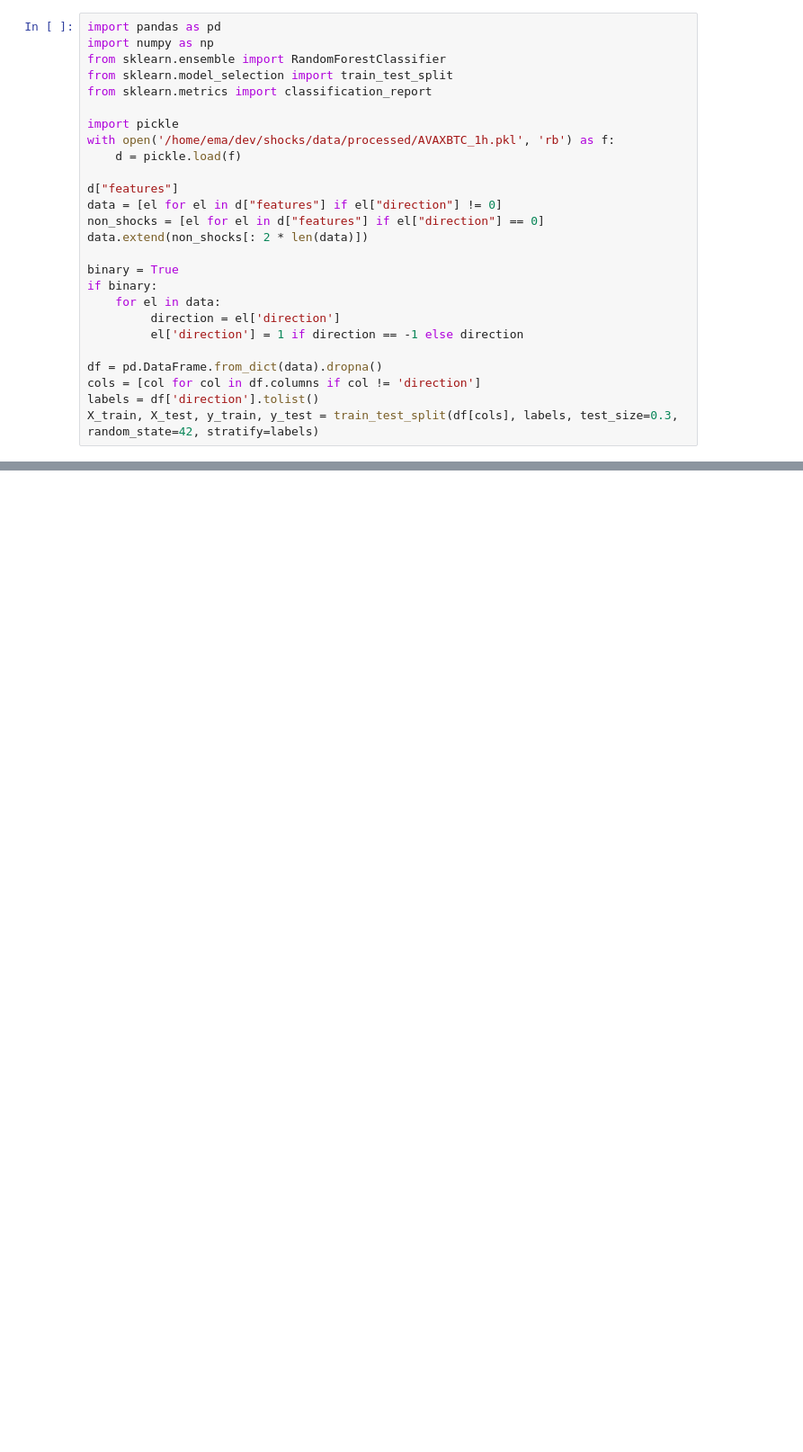
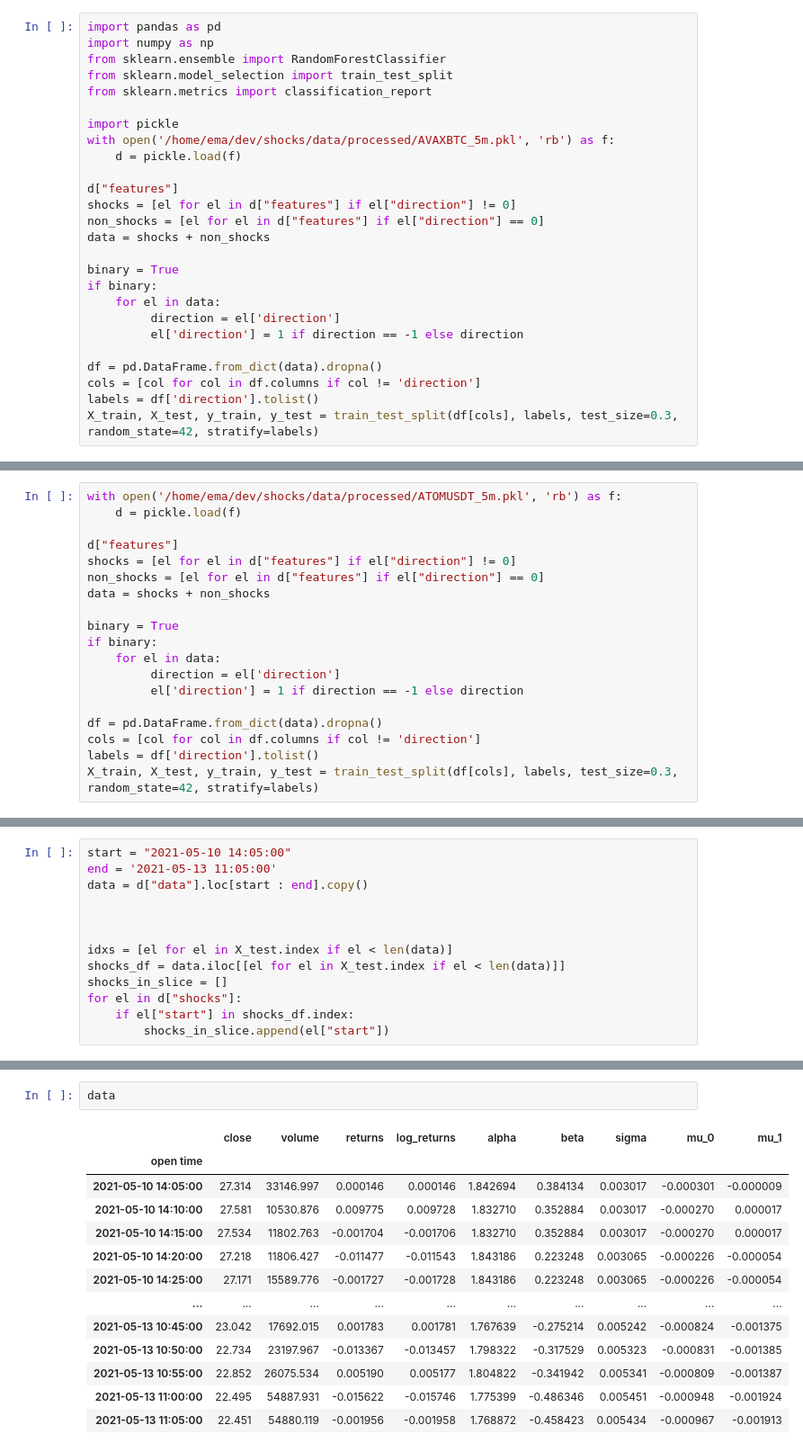
Before and after one commit to EmaMerca/shocks, a Jupyter notebook: playground.ipynb, the cells around one changed output, grey strips where cells are left out. Shown: that part at 90% size. Drawn from its saved outputs; the diff is of its cells as text; blank space fills up the shorter version.

```diff
--- a/playground.ipynb
+++ b/playground.ipynb
@@ -6,13 +6,13 @@ from sklearn.model_selection import train_test_split
 from sklearn.metrics import classification_report
 
 import pickle
-with open('/home/ema/dev/shocks/data/processed/AVAXBTC_1h.pkl', 'rb') as f:
+with open('/home/ema/dev/shocks/data/processed/AVAXBTC_5m.pkl', 'rb') as f:
     d = pickle.load(f)
 
 d["features"]
-data = [el for el in d["features"] if el["direction"] != 0]
+shocks = [el for el in d["features"] if el["direction"] != 0]
 non_shocks = [el for el in d["features"] if el["direction"] == 0]
-data.extend(non_shocks[: 2 * len(data)])
+data = shocks + non_shocks
 
 binary = True
 if binary:
@@ -63,0 +133,19 @@ weighted avg       0.64      0.66      0.65       316
+# %%
+with open('/home/ema/dev/shocks/data/processed/ATOMUSDT_5m.pkl', 'rb') as f:
+    d = pickle.load(f)
+
+d["features"]
+shocks = [el for el in d["features"] if el["direction"] != 0]
+non_shocks = [el for el in d["features"] if el["direction"] == 0]
+data = shocks + non_shocks
+
+binary = True
+if binary:
+    for el in data:
+         direction = el['direction']
+         el['direction'] = 1 if direction == -1 else direction
+
+df = pd.DataFrame.from_dict(data).dropna()
+cols = [col for col in df.columns if col != 'direction']
+labels = df['direction'].tolist()
+X_train, X_test, y_train, y_test = train_test_split(df[cols], labels, test_size=0.3, random_state=42, stratify=labels)
@@ -302,0 +191,13 @@ fitted.iloc[-1], data.iloc[-1]
+# %%
+start = "2021-05-10 14:05:00"
+end = '2021-05-13 11:05:00'
+data = d["data"].loc[start : end].copy()
+
+
+
+idxs = [el for el in X_test.index if el < len(data)]
+shocks_df = data.iloc[[el for el in X_test.index if el < len(data)]]
+shocks_in_slice = []
+for el in d["shocks"]:
+    if el["start"] in shocks_df.index:
+        shocks_in_slice.append(el["start"])
@@ -302,0 +224,16 @@ fitted.iloc[-1], data.iloc[-1]
+# %%
+data
+# %% [output]
+|  | close | volume | returns | log_returns | alpha | beta | sigma | mu_0 | mu_1 |
+| open time |  |  |  |  |  |  |  |  |  |
+| 2021-05-10 14:05:00 | 27.314 | 33146.997 | 0.000146 | 0.000146 | 1.842694 | 0.384134 | 0.003017 | -0.000301 | -0.000009 |
+| 2021-05-10 14:10:00 | 27.581 | 10530.876 | 0.009775 | 0.009728 | 1.832710 | 0.352884 | 0.003017 | -0.000270 | 0.000017 |
+| 2021-05-10 14:15:00 | 27.534 | 11802.763 | -0.001704 | -0.001706 | 1.832710 | 0.352884 | 0.003017 | -0.000270 | 0.000017 |
+| 2021-05-10 14:20:00 | 27.218 | 11806.427 | -0.011477 | -0.011543 | 1.843186 | 0.223248 | 0.003065 | -0.000226 | -0.000054 |
+| 2021-05-10 14:25:00 | 27.171 | 15589.776 | -0.001727 | -0.001728 | 1.843186 | 0.223248 | 0.003065 | -0.000226 | -0.000054 |
+| ... | ... | ... | ... | ... | ... | ... | ... | ... | ... |
+| 2021-05-13 10:45:00 | 23.042 | 17692.015 | 0.001783 | 0.001781 | 1.767639 | -0.275214 | 0.005242 | -0.000824 | -0.001375 |
+| 2021-05-13 10:50:00 | 22.734 | 23197.967 | -0.013367 | -0.013457 | 1.798322 | -0.317529 | 0.005323 | -0.000831 | -0.001385 |
+| 2021-05-13 10:55:00 | 22.852 | 26075.534 | 0.005190 | 0.005177 | 1.804822 | -0.341942 | 0.005341 | -0.000809 | -0.001387 |
+| 2021-05-13 11:00:00 | 22.495 | 54887.931 | -0.015622 | -0.015746 | 1.775399 | -0.486346 | 0.005451 | -0.000948 | -0.001924 |
+| 2021-05-13 11:05:00 | 22.451 | 54880.119 | -0.001956 | -0.001958 | 1.768872 | -0.458423 | 0.005434 | -0.000967 | -0.001913 |
```
Also changed, not shown: parts of 33 cells of this notebook, 4 other files.
